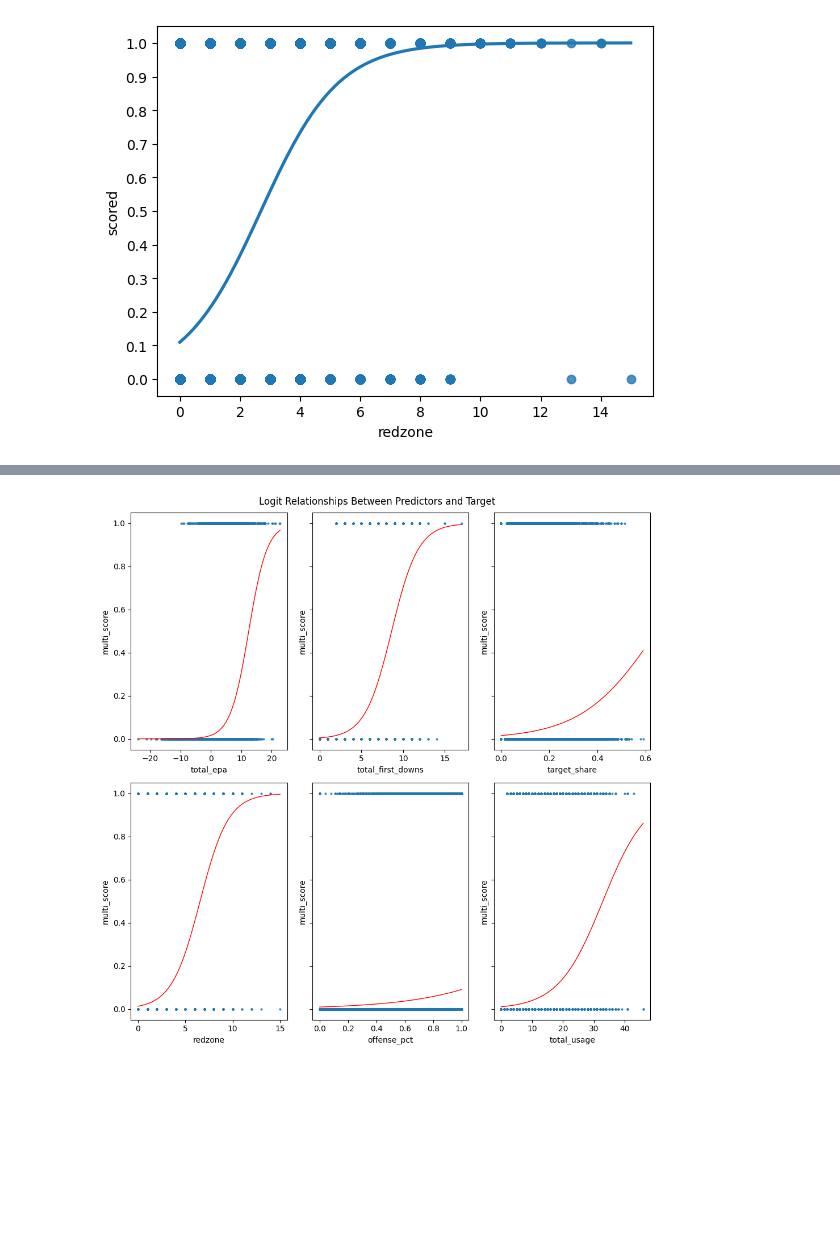
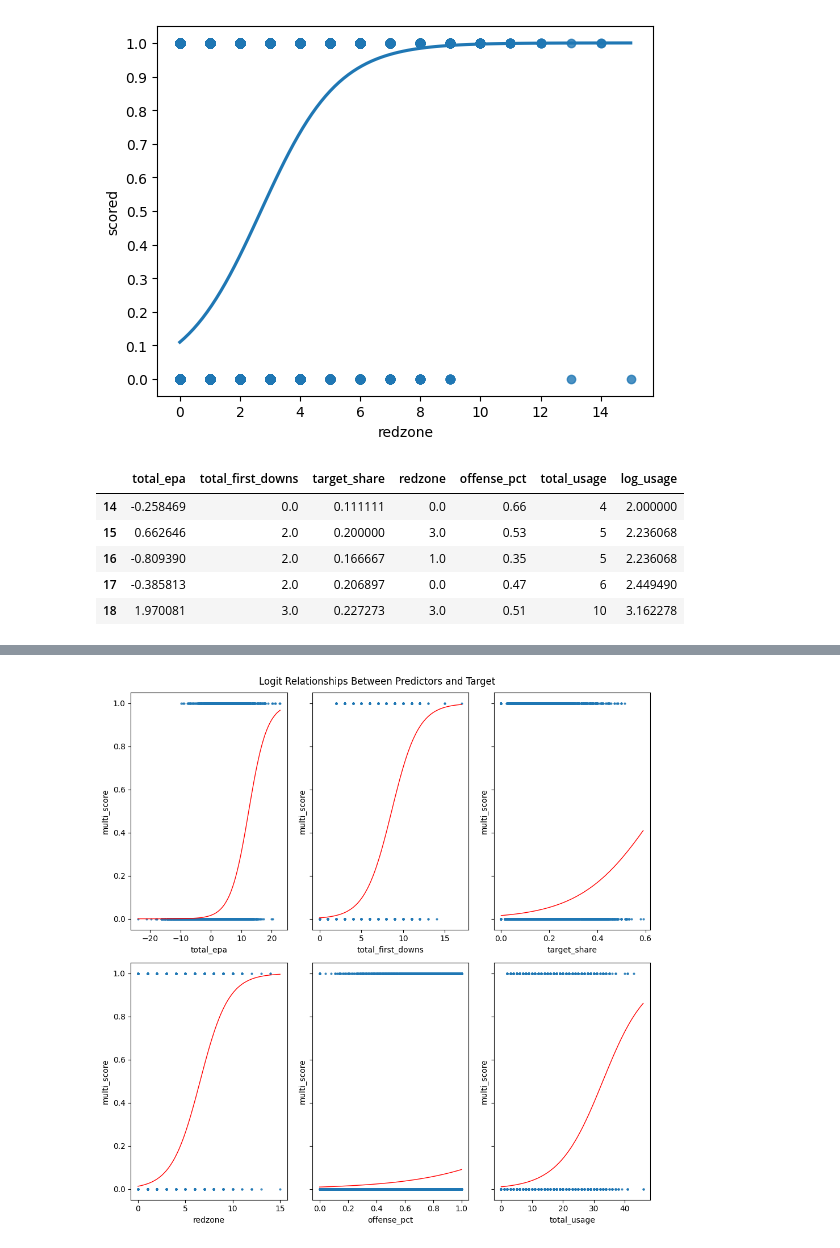
Before and after one commit to tbakely/intro-to-stat-learning, a Jupyter notebook: chapters/4-Classification/classification.ipynb, the cells around one changed output, grey strips where cells are left out. Cells and saved outputs as stored; diff of their text form; code cells hidden in the pictures; blank space fills up the shorter version.

```diff
--- a/chapters/4-Classification/classification.ipynb
+++ b/chapters/4-Classification/classification.ipynb
@@ -223,0 +218,9 @@ model_data_non_rb = weekly1_non_rb[try_columns]
+# %%
+model_data.head()
+# %% [output]
+|  | total_epa | total_first_downs | target_share | redzone | offense_pct | total_usage | log_usage |
+| 14 | -0.258469 | 0.0 | 0.111111 | 0.0 | 0.66 | 4 | 2.000000 |
+| 15 | 0.662646 | 2.0 | 0.200000 | 3.0 | 0.53 | 5 | 2.236068 |
+| 16 | -0.809390 | 2.0 | 0.166667 | 1.0 | 0.35 | 5 | 2.236068 |
+| 17 | -0.385813 | 2.0 | 0.206897 | 0.0 | 0.47 | 6 | 2.449490 |
+| 18 | 1.970081 | 3.0 | 0.227273 | 3.0 | 0.51 | 10 | 3.162278 |
```
Also changed, not shown: parts of 9 cells of this notebook, 1 other file.
